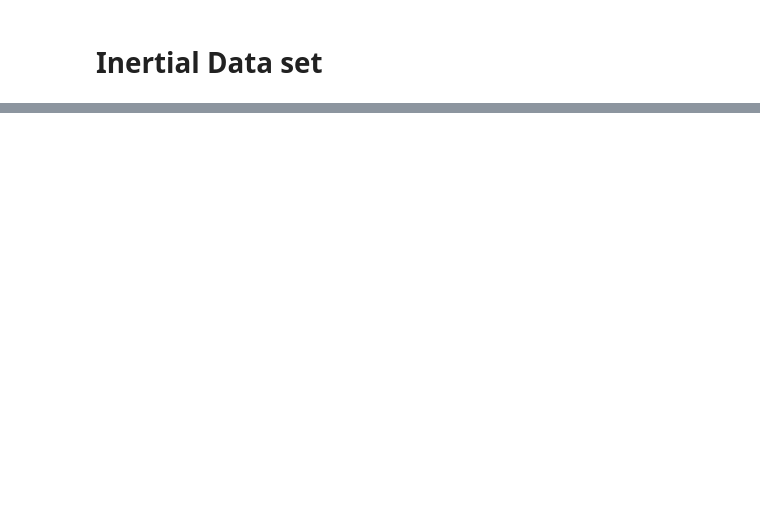
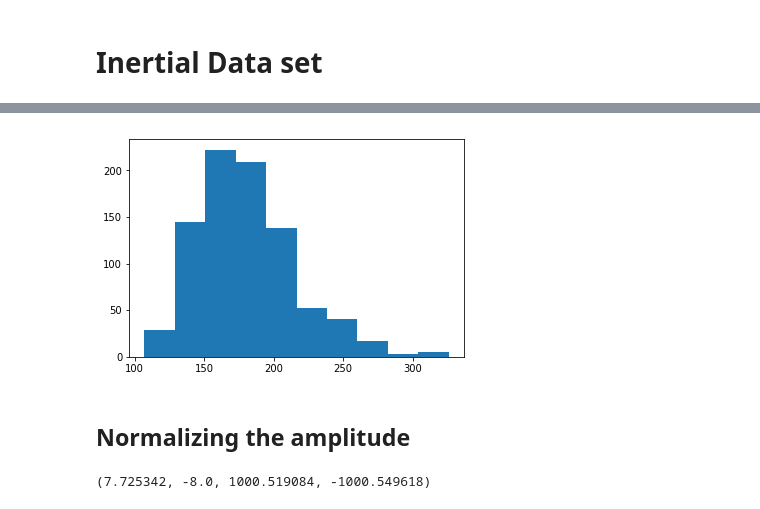
Before and after one commit to notha99y/Multimodal_human_actions, a Jupyter notebook: notebooks/Understanding Data.ipynb, the cells around one changed output, grey strips where cells are left out. Saved outputs shown, nothing was run; the diff lists cells and outputs as text; code cells hidden in the pictures; blank space fills up the shorter version.

```diff
--- a/notebooks/Understanding Data.ipynb
+++ b/notebooks/Understanding Data.ipynb
@@ -216,0 +303,7 @@ fig.savefig('inertial_tennis_swing.png')
+# %%
+all_period = []
+for i in range(len(all_activities)):
+    for j in range(len(all_activities[i])):
+        all_period.append(len(all_activities[i][j]))
+# %%
+all_period = np.array(all_period)
@@ -216,0 +314,7 @@ fig.savefig('inertial_tennis_swing.png')
+# %%
+plt.hist(all_period)
+plt.savefig('period_hist.png')
+# %% [output]
+[figure, added]
+# %% [markdown]
+## Normalizing the amplitude
@@ -216,0 +337,4 @@ fig.savefig('inertial_tennis_swing.png')
+# %%
+max_acc.max(), min_acc.min(), max_gyro.max(), min_gyro.min()
+# %% [output]
+(7.725342, -8.0, 1000.519084, -1000.549618)
```
Also changed, not shown: parts of 30 cells of this notebook, 27 other files.
